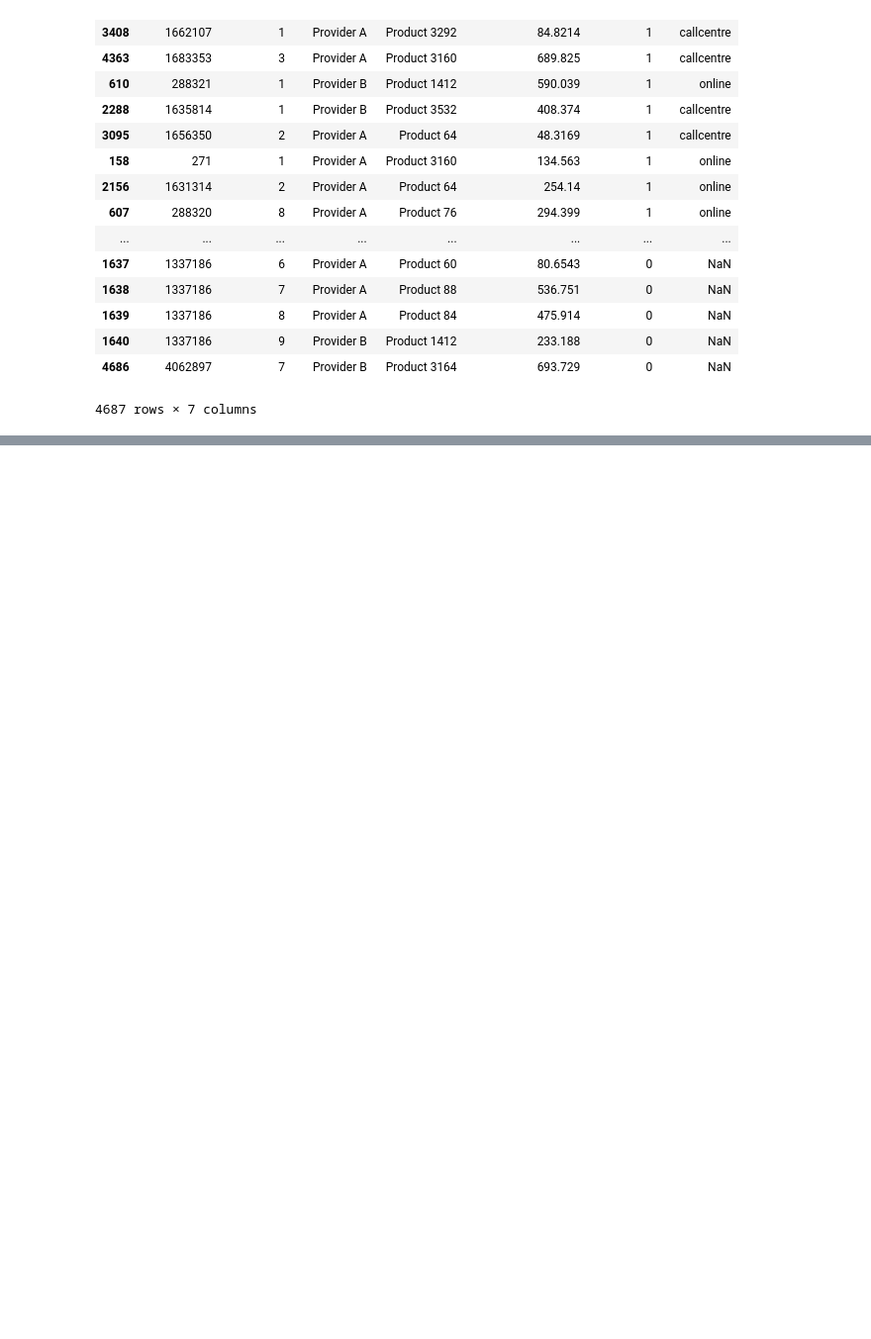
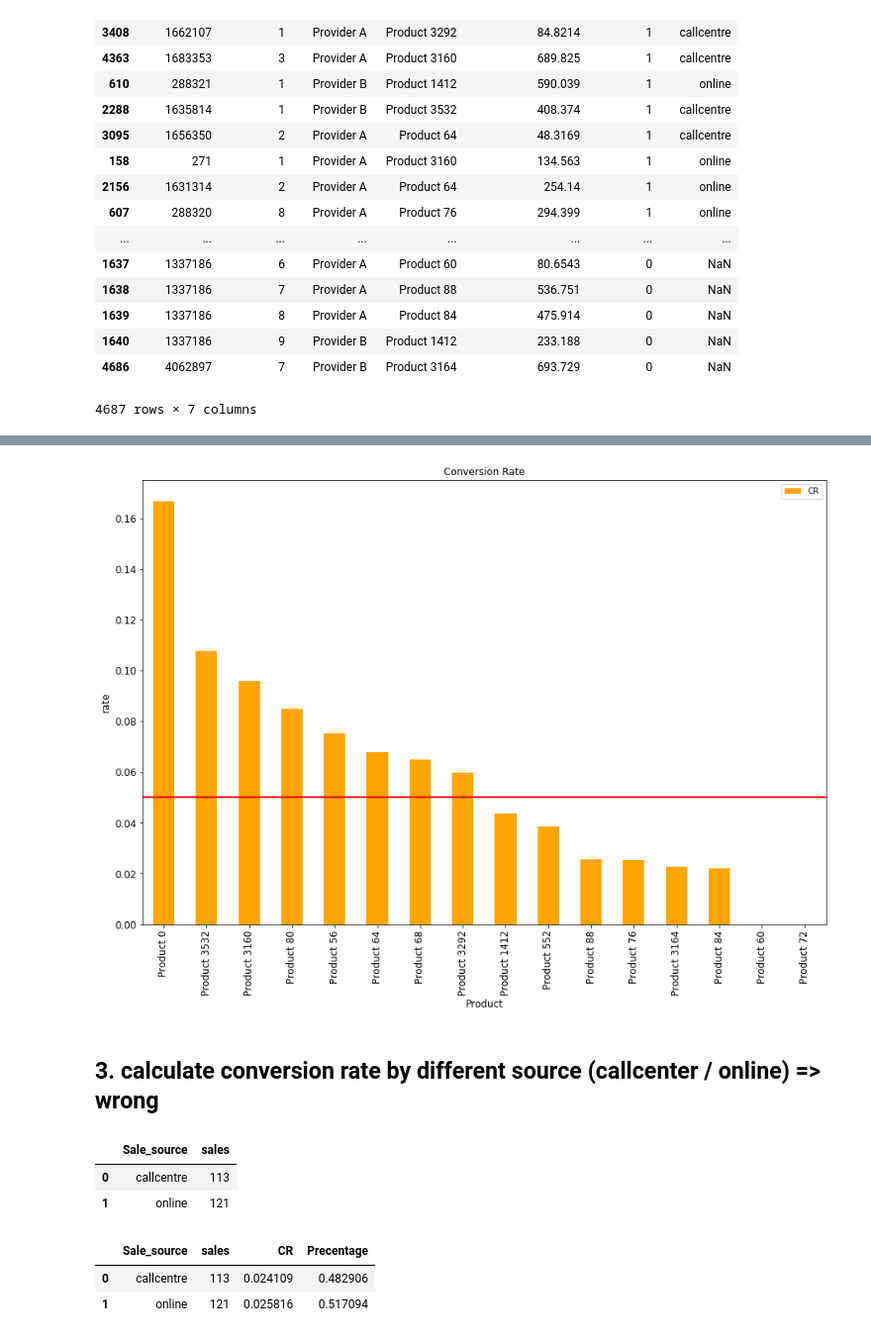
Before and after one commit to catwang42/iSelect-ProductMatching-, a Jupyter notebook: exploreData.ipynb, the cells around one changed output, grey strips where cells are left out. Shown at 99% size. Saved outputs shown, nothing was run; the diff lists cells and outputs as text; code cells hidden in the pictures; blank space fills up the shorter version.

```diff
--- a/exploreData.ipynb
+++ b/exploreData.ipynb
@@ -70,0 +76,2 @@ KeyError: False
+# %%
+general_CR =sales_made['Sale_made'].count() /  len(df['Customer_ID'])
@@ -70,0 +110,8 @@ KeyError: False
+# %%
+byproduct_pd = df.groupby('product_name')
+product_sale = byproduct_pd['Sale_made'].agg({'occurance':'count', 'sales': 'sum'}).reset_index()
+# %%
+product_sale['CR']=product_sale.apply(lambda row: (row['sales']/ row['occurance']), axis=1)
+# %%
+sorted_productCR = product_sale.sort_values(by='CR',ascending=False)
+sorted_productCR
@@ -70,0 +136,24 @@ KeyError: False
+# %%
+threshold = general_CR
+ax = sorted_productCR[['CR']].plot(kind='bar', title ="Conversion Rate",figsize=(15,10),
+                                   legend=True, fontsize=12,color = 'orange')
+plt.axhline(linewidth=2, color='r',y=threshold)
+ax.set_xlabel("Product",fontsize=12)
+ax.set_ylabel("rate",fontsize=12)
+ax.set_xticklabels(sorted_productCR['product_name'])
+plt.show()
+# %% [output]
+[figure, added]
+# %% [markdown]
+## 3. calculate conversion rate by different source (callcenter / online) => wrong
+# %%
+#no sales was made when the sale_source is null
+#df_fillnull = df.fillna('missing')
+#df_fillnull
+bysource_pd = df.groupby('Sale_source')
+bysource_pd_sale = bysource_pd['Sale_made'].agg({'sales': 'sum'}).reset_index()
+bysource_pd_sale
+# %% [output]
+|  | Sale_source | sales |
+| 0 | callcentre | 113 |
+| 1 | online | 121 |
@@ -70,0 +162,6 @@ KeyError: False
+# %%
+bysource_pd_sale
+# %% [output]
+|  | Sale_source | sales | CR | Precentage |
+| 0 | callcentre | 113 | 0.024109 | 0.482906 |
+| 1 | online | 121 | 0.025816 | 0.517094 |
```
Also changed, not shown: parts of 43 cells of this notebook, 1 other file.
